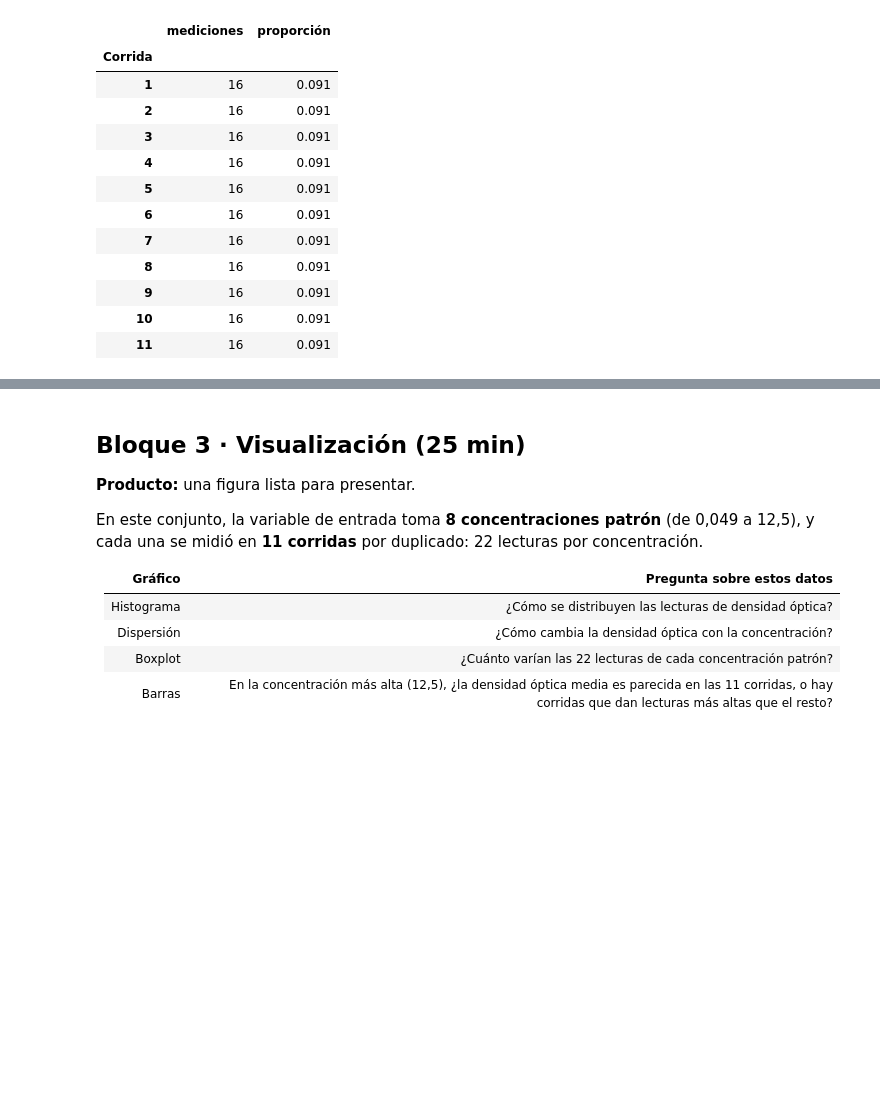
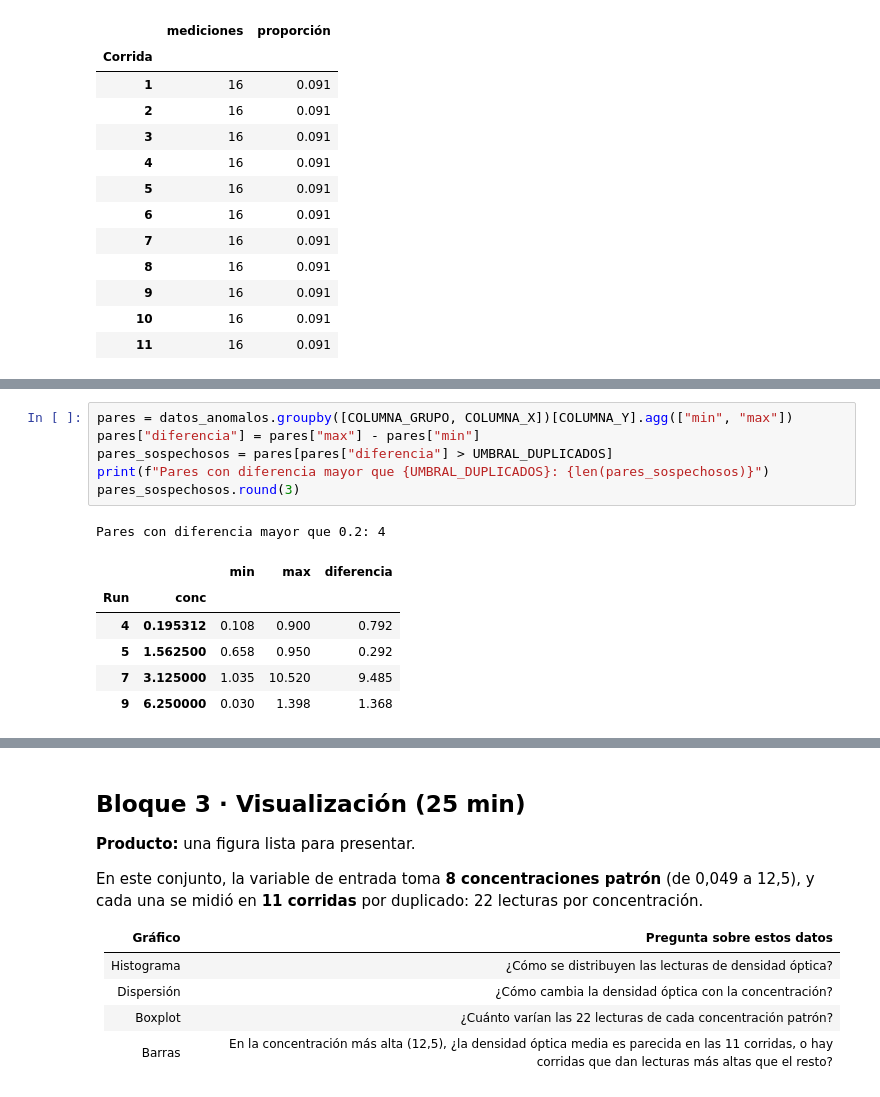
Before and after one commit to mberdakin/ai-data-analysis-workshop-chemistry, a Jupyter notebook: modulo-7/resuelto.ipynb, the cells around one changed output, grey strips where cells are left out. Cells and saved outputs as stored; diff of their text form; blank space fills up the shorter version.

```diff
--- a/modulo-7/resuelto.ipynb
+++ b/modulo-7/resuelto.ipynb
@@ -306,0 +358,14 @@ comparacion.round(3)
+# %%
+pares = datos_anomalos.groupby([COLUMNA_GRUPO, COLUMNA_X])[COLUMNA_Y].agg(["min", "max"])
+pares["diferencia"] = pares["max"] - pares["min"]
+pares_sospechosos = pares[pares["diferencia"] > UMBRAL_DUPLICADOS]
+print(f"Pares con diferencia mayor que {UMBRAL_DUPLICADOS}: {len(pares_sospechosos)}")
+pares_sospechosos.round(3)
+# %% [output]
+Pares con diferencia mayor que 0.2: 4
+|  |  | min | max | diferencia |
+| Run | conc |  |  |  |
+| 4 | 0.195312 | 0.108 | 0.900 | 0.792 |
+| 5 | 1.562500 | 0.658 | 0.950 | 0.292 |
+| 7 | 3.125000 | 1.035 | 10.520 | 9.485 |
+| 9 | 6.250000 | 0.030 | 1.398 | 1.368 |
```
Also changed, not shown: parts of 25 cells of this notebook, 4 other files.
